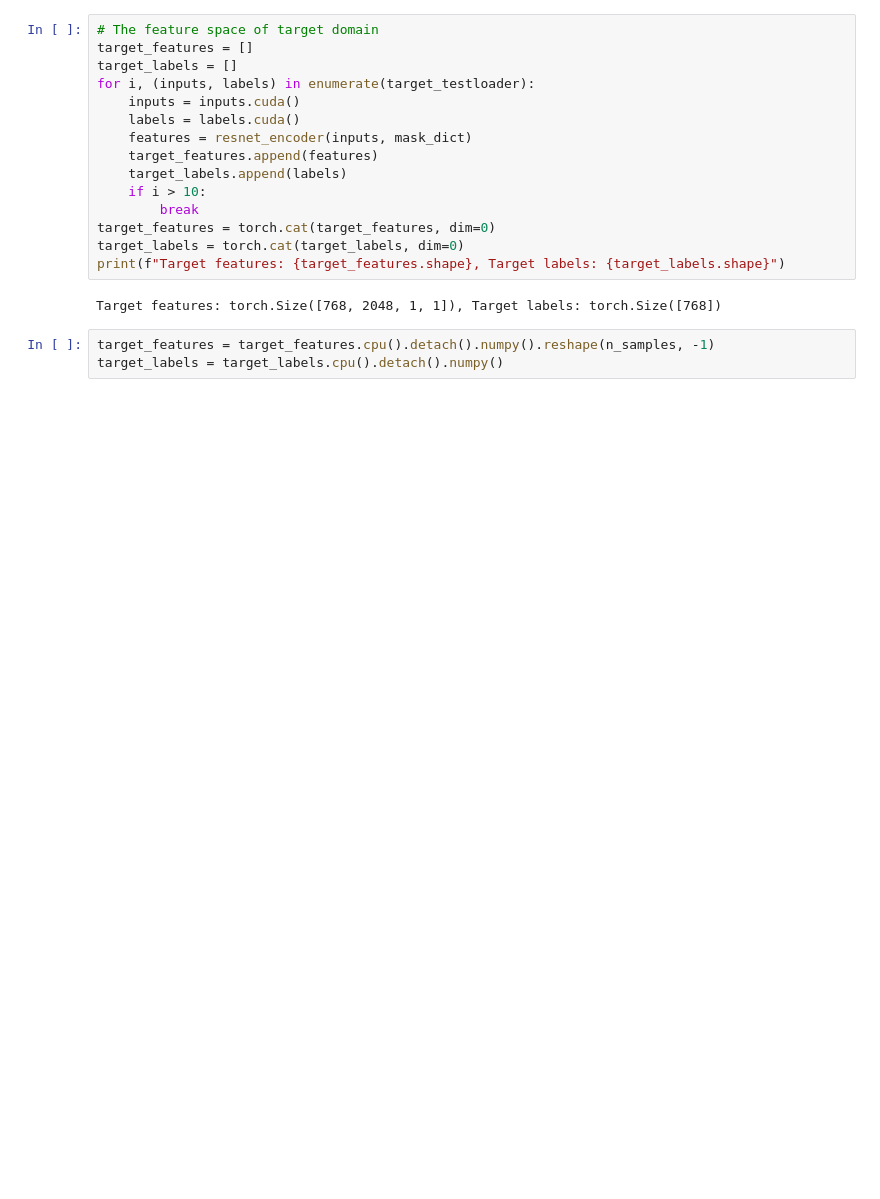
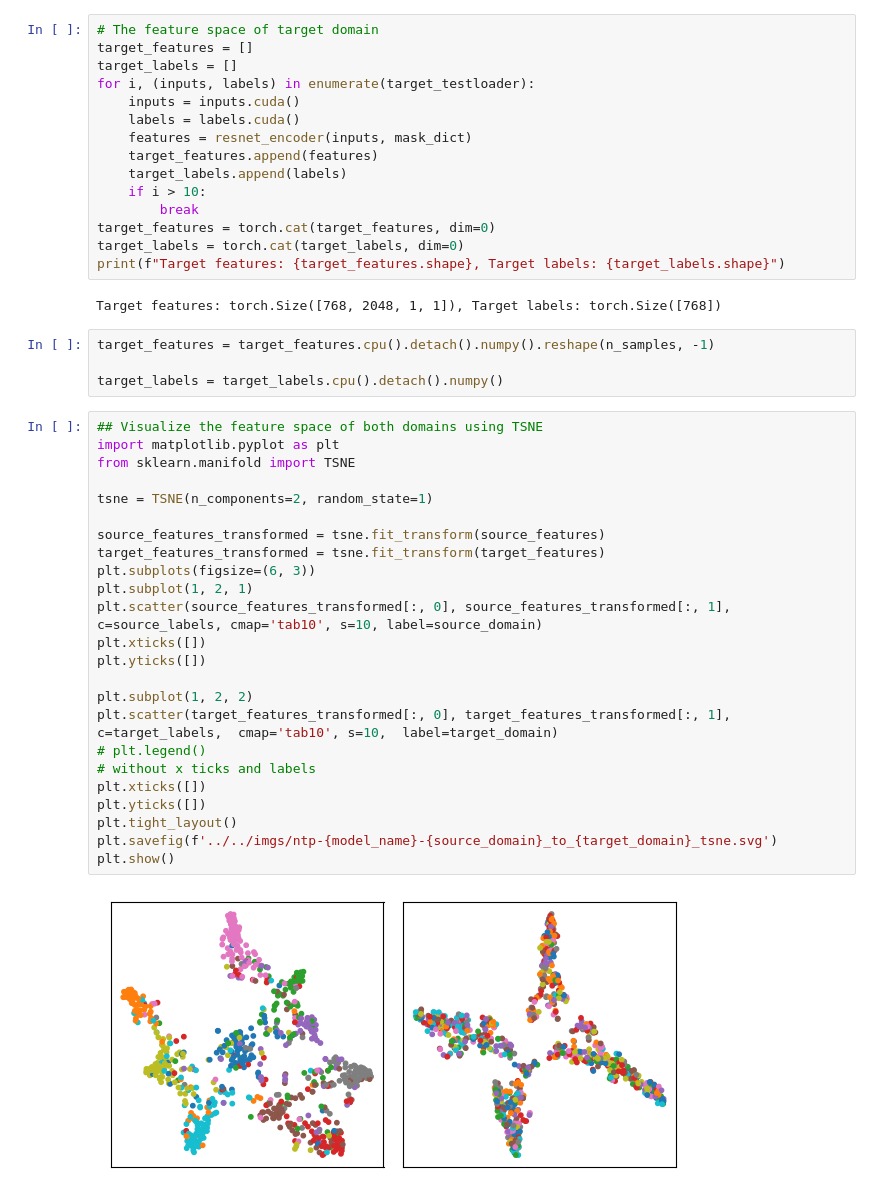
Before and after one commit to RollinDing/DNN-NTL-Pruning, a Jupyter notebook: src/visualizations/visualize_ssl_model.ipynb, the cells around one changed output. Drawn from its saved outputs; the diff is of its cells as text; blank space fills up the shorter version.

```diff
--- a/src/visualizations/visualize_ssl_model.ipynb
+++ b/src/visualizations/visualize_ssl_model.ipynb
@@ -286,7 +283,34 @@ print(f"Target features: {target_features.shape}, Target labels: {target_labels.
 Target features: torch.Size([768, 2048, 1, 1]), Target labels: torch.Size([768])
 # %%
 target_features = target_features.cpu().detach().numpy().reshape(n_samples, -1)
+
 target_labels = target_labels.cpu().detach().numpy()
+# %%
+## Visualize the feature space of both domains using TSNE
+import matplotlib.pyplot as plt
+from sklearn.manifold import TSNE
+
+tsne = TSNE(n_components=2, random_state=1)
+
+source_features_transformed = tsne.fit_transform(source_features)
+target_features_transformed = tsne.fit_transform(target_features)
+plt.subplots(figsize=(6, 3))
+plt.subplot(1, 2, 1)
+plt.scatter(source_features_transformed[:, 0], source_features_transformed[:, 1], c=source_labels, cmap='tab10', s=10, label=source_domain)
+plt.xticks([])
+plt.yticks([])
+
+plt.subplot(1, 2, 2)
+plt.scatter(target_features_transformed[:, 0], target_features_transformed[:, 1], c=target_labels,  cmap='tab10', s=10,  label=target_domain)
+# plt.legend()
+# without x ticks and labels
+plt.xticks([])
+plt.yticks([])
+plt.tight_layout()
+plt.savefig(f'../../imgs/ntp-{model_name}-{source_domain}_to_{target_domain}_tsne.svg')
+plt.show()
+# %% [output]
+[figure, added]
 # %%
 ## Visualize the feature space of both domains using TSNE
 import matplotlib.pyplot as plt
```
Also changed, not shown: parts of 11 cells of this notebook, 9 other files.
